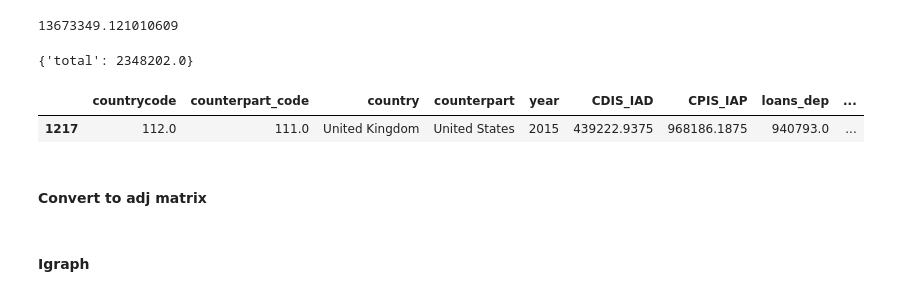
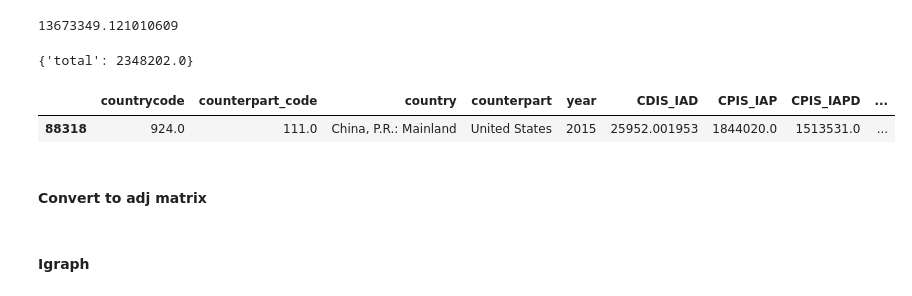
Before and after one commit to dshen1/imf_gff_metwork, a Jupyter notebook: GFF/igraph_pagerank.ipynb, the cells around one changed output. Drawn from its saved outputs; the diff is of its cells as text; code cells hidden in the pictures.

```diff
--- a/GFF/igraph_pagerank.ipynb
+++ b/GFF/igraph_pagerank.ipynb
@@ -8,7 +8,7 @@ import copy
 #### Use the way I process it
 # %%
 def preprocess(df):
-    keep_var = ['countrycode','counterpart_code','country','counterpart','year','CDIS_IAD','CPIS_IAP','loans_dep','total_claims']
+    keep_var = ['countrycode','counterpart_code','country','counterpart','year','CDIS_IAD','CPIS_IAP','CPIS_IAPD','CPIS_IAPE','loans_dep','total_claims']
     df = df[keep_var]                           ## keep only used variables
     df = df.replace(np.nan,0)                   ## turn na to zero
     num = df._get_numeric_data()
@@ -28,7 +28,7 @@ def load_graph_nx(df,year,var):
     return G
 # %%
 ## read pre-processed data from stata
-df = pd.read_stata('../data/0_CPIS_CDIS_BIS_USTIC_merged_fixed4.dta')
+df = pd.read_stata('../data/0_CPIS_CDIS_BIS_USTIC_merged_fixed5.dta')
 df = preprocess(df)
 # %%
 ## export all files to gephi
@@ -74,10 +74,10 @@ G['United States']['United Kingdom']
 {'total': 2348202.0}
 # %%
 #df[(df.country == 'United States') & (df.counterpart == 'United Kingdom')&(df.year == 2015)]
-df[(df.country == 'United Kingdom') & (df.counterpart == 'United States')&(df.year == 2015)]
+df[(df.country == 'China, P.R.: Mainland') & (df.counterpart == 'United States')&(df.year == 2015)]
 # %% [output]
-|  | countrycode | counterpart_code | country | counterpart | year | CDIS_IAD | CPIS_IAP | loans_dep | ... |
-| 1217 | 112.0 | 111.0 | United Kingdom | United States | 2015 | 439222.9375 | 968186.1875 | 940793.0 | ... |
+|  | countrycode | counterpart_code | country | counterpart | year | CDIS_IAD | CPIS_IAP | CPIS_IAPD | ... |
+| 88318 | 924.0 | 111.0 | China, P.R.: Mainland | United States | 2015 | 25952.001953 | 1844020.0 | 1513531.0 | ... |
 # %% [markdown]
 #### Convert to adj matrix
 # %%
```
Also changed, not shown: parts of 7 cells of this notebook, 6 other files.
